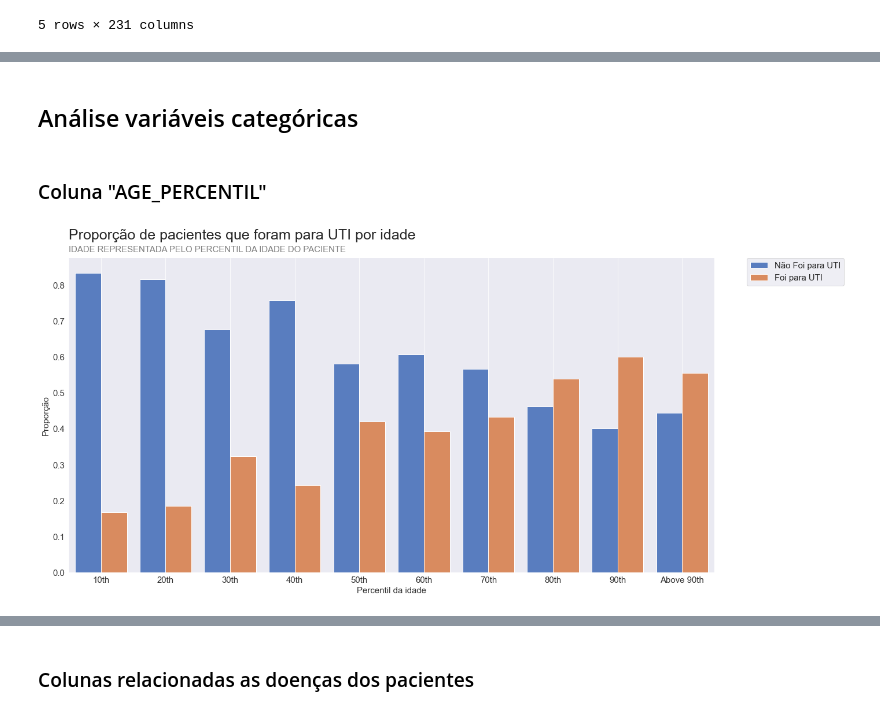
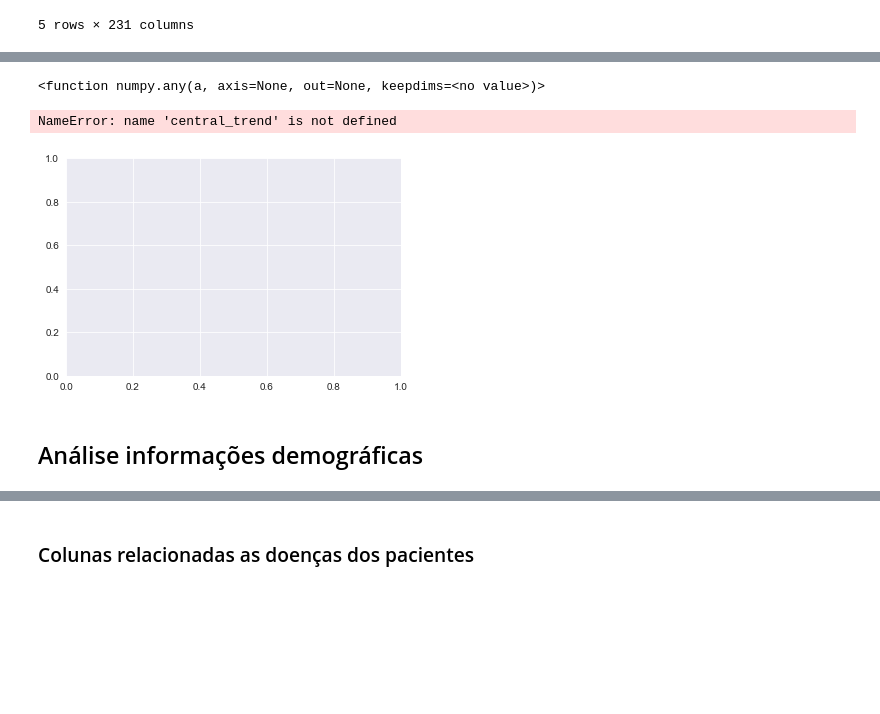
Before and after one commit to PedroHCAlmeida/Projeto_final_bootcamp, a Jupyter notebook: notebooks/Analise_exploratoria.ipynb, the cells around one changed output, grey strips where cells are left out. Drawn from its saved outputs; the diff is of its cells as text; code cells hidden in the pictures; blank space fills up the shorter version.

```diff
--- a/notebooks/Analise_exploratoria.ipynb
+++ b/notebooks/Analise_exploratoria.ipynb
@@ -142,4 +377,12 @@ df = df.drop(['WINDOW', 'PATIENT_VISIT_IDENTIFIER'],axis=1)
+# %%
+numpy_any
+# %% [output]
+<function numpy.any(a, axis=None, out=None, keepdims=<no value>)>
+# %%
+fig, ax= plt.subplots()
+central_trend(df['RESPIRATORY_RATE_DIFF'], ax=ax, axis='y')
+# %% [output]
+NameError: name 'central_trend' is not defined
+[figure, added]
 # %% [markdown]
-## Análise variáveis categóricas
+## Análise informações demográficas
-# %% [markdown]
-### Coluna "AGE_PERCENTIL"
@@ -148,11 +388,0 @@ percentil_prop = df.groupby('AGE_PERCENTIL')['ICU'].value_counts(normalize=True)
-# %%
-fig, ax = plt.subplots(figsize=(20,10))
-
-sns.barplot(data=percentil_prop, y='Prop', x='AGE_PERCENTIL', hue='ICU', ax=ax, palette='muted')
-labs(title='Proporção de pacientes que foram para UTI por idade', subtitle='IDADE REPRESENTADA PELO PERCENTIL DA IDADE DO PACIENTE',
-     xlabel='Percentil da idade', ylabel='Proporção',ax=ax)
-handles, labels = ax.get_legend_handles_labels()
-plt.legend(handles[0:2], ['Não Foi para UTI', 'Foi para UTI'], bbox_to_anchor=(1.05, 1), loc=2, borderaxespad=0., fontsize=15)
-plt.show()
-# %% [output]
-[figure, removed]
```
Also changed, not shown: parts of 105 cells of this notebook, 7 other files.
